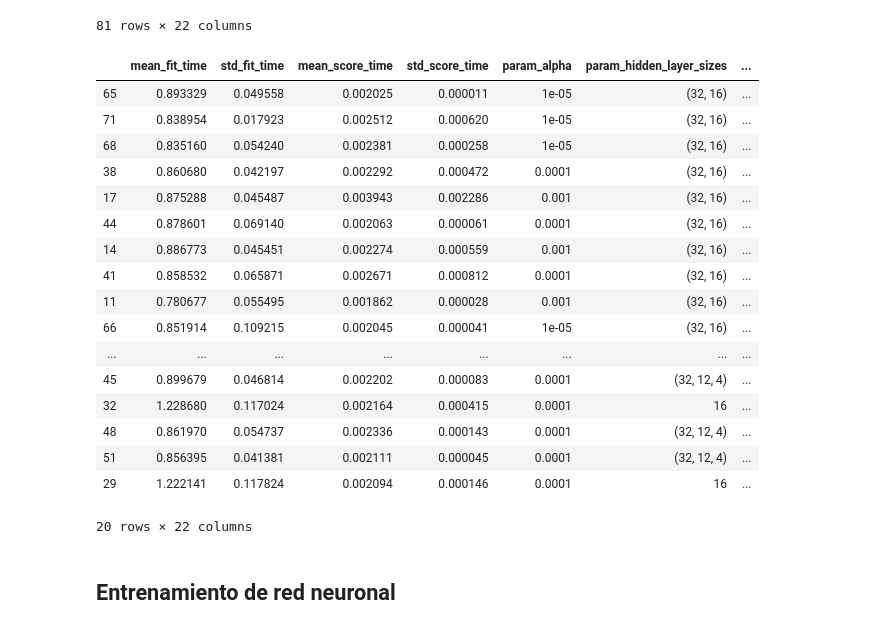
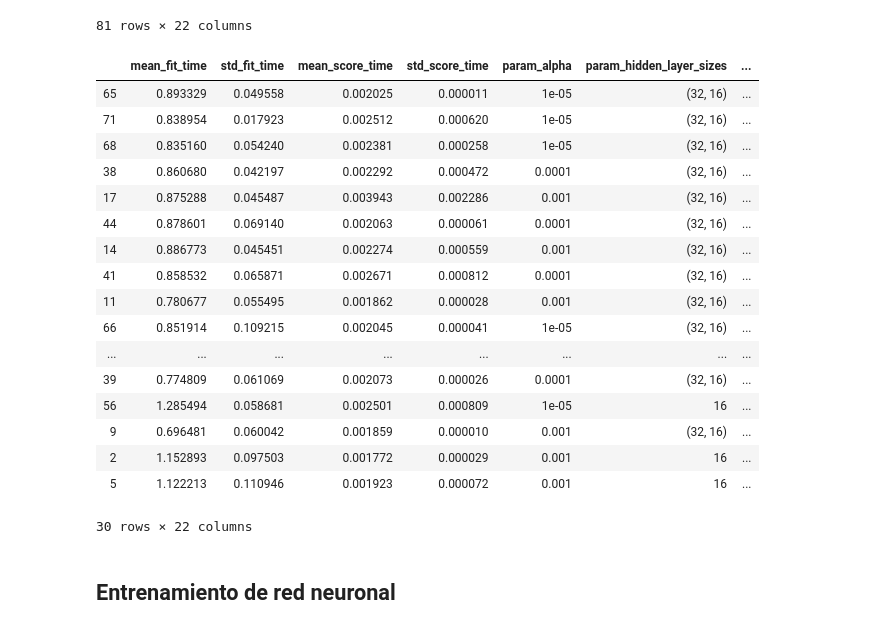
Before and after one commit to CristianDiazAlvarez/temporal, a Jupyter notebook: Sistemas_Inteligentes_Proyecto.ipynb, the cells around one changed output. Saved outputs shown, nothing was run; the diff lists cells and outputs as text; code cells hidden in the pictures.

```diff
--- a/Sistemas_Inteligentes_Proyecto.ipynb
+++ b/Sistemas_Inteligentes_Proyecto.ipynb
@@ -116,30 +116,30 @@ display(pd.DataFrame(clf.cv_results_))
 # %%
 pd_results = pd.DataFrame(clf.cv_results_)
 pd_results = pd_results.sort_values(by='rank_test_score',ascending=True)
-pd_results.head(20)
+pd_results.head(30)
 #best_idx = pd_results['rank_test_score'].sort_values(reverse=True)
 
 #pd.set_option('display.max_columns', None)
 #pd.DataFrame(pd_results[best_idx:best_idx+1])
 # %% [output]
 |  | mean_fit_time | std_fit_time | mean_score_time | std_score_time | param_alpha | param_hidden_layer_sizes | ... |
 | 65 | 0.893329 | 0.049558 | 0.002025 | 0.000011 | 1e-05 | (32, 16) | ... |
 | 71 | 0.838954 | 0.017923 | 0.002512 | 0.000620 | 1e-05 | (32, 16) | ... |
 | 68 | 0.835160 | 0.054240 | 0.002381 | 0.000258 | 1e-05 | (32, 16) | ... |
 | 38 | 0.860680 | 0.042197 | 0.002292 | 0.000472 | 0.0001 | (32, 16) | ... |
 | 17 | 0.875288 | 0.045487 | 0.003943 | 0.002286 | 0.001 | (32, 16) | ... |
 | 44 | 0.878601 | 0.069140 | 0.002063 | 0.000061 | 0.0001 | (32, 16) | ... |
 | 14 | 0.886773 | 0.045451 | 0.002274 | 0.000559 | 0.001 | (32, 16) | ... |
 | 41 | 0.858532 | 0.065871 | 0.002671 | 0.000812 | 0.0001 | (32, 16) | ... |
 | 11 | 0.780677 | 0.055495 | 0.001862 | 0.000028 | 0.001 | (32, 16) | ... |
 | 66 | 0.851914 | 0.109215 | 0.002045 | 0.000041 | 1e-05 | (32, 16) | ... |
 | ... | ... | ... | ... | ... | ... | ... | ... |
-| 45 | 0.899679 | 0.046814 | 0.002202 | 0.000083 | 0.0001 | (32, 12, 4) | ... |
-| 32 | 1.228680 | 0.117024 | 0.002164 | 0.000415 | 0.0001 | 16 | ... |
-| 48 | 0.861970 | 0.054737 | 0.002336 | 0.000143 | 0.0001 | (32, 12, 4) | ... |
-| 51 | 0.856395 | 0.041381 | 0.002111 | 0.000045 | 0.0001 | (32, 12, 4) | ... |
-| 29 | 1.222141 | 0.117824 | 0.002094 | 0.000146 | 0.0001 | 16 | ... |
+| 39 | 0.774809 | 0.061069 | 0.002073 | 0.000026 | 0.0001 | (32, 16) | ... |
+| 56 | 1.285494 | 0.058681 | 0.002501 | 0.000809 | 1e-05 | 16 | ... |
+| 9 | 0.696481 | 0.060042 | 0.001859 | 0.000010 | 0.001 | (32, 16) | ... |
+| 2 | 1.152893 | 0.097503 | 0.001772 | 0.000029 | 0.001 | 16 | ... |
+| 5 | 1.122213 | 0.110946 | 0.001923 | 0.000072 | 0.001 | 16 | ... |
-20 rows × 22 columns
+30 rows × 22 columns
 # %%
 from sklearn.linear_model import Perceptron
 clf = Perceptron(tol=1e-3, random_state=0)
```
Also changed, not shown: 6 other files.
